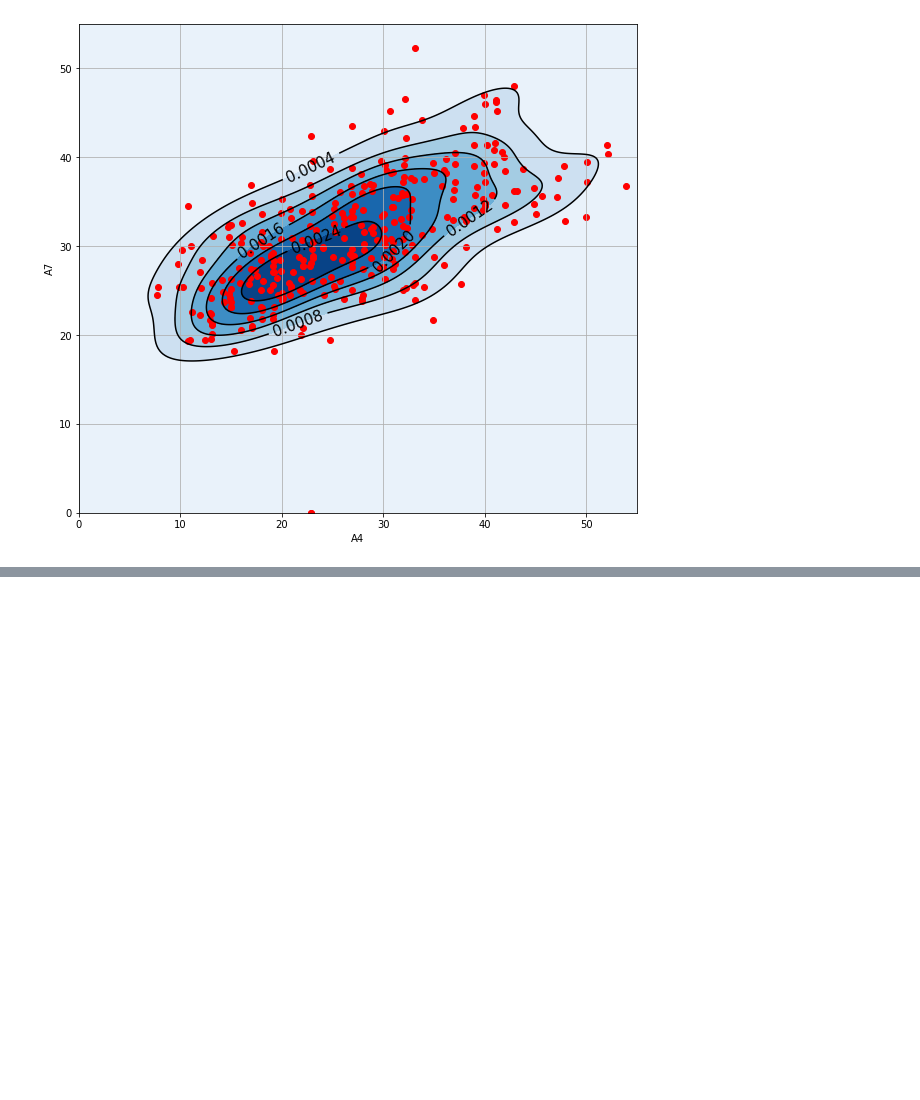
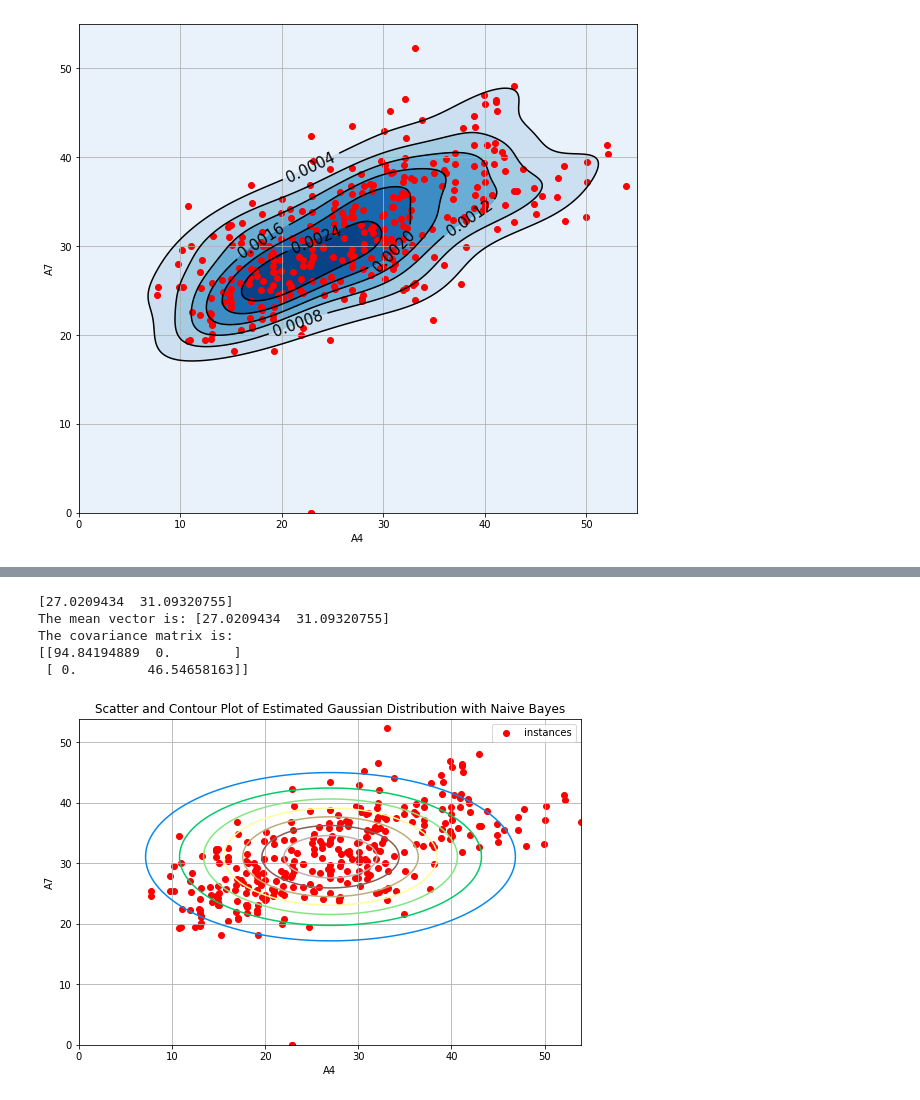
Before and after one commit to johnnymdoubleu/iaml2021-cw2, a Jupyter notebook: iaml212cw2_q1.ipynb, the cells around one changed output, grey strips where cells are left out. Saved outputs shown, nothing was run; the diff lists cells and outputs as text; code cells hidden in the pictures; blank space fills up the shorter version.

```diff
--- a/iaml212cw2_q1.ipynb
+++ b/iaml212cw2_q1.ipynb
@@ -632,0 +478,43 @@ A4 & A7 covariance:
+# %%
+    xxtrn = Xtrn[Ytrn==0]
+    Ztrn = xxtrn[xxtrn[:,4]>=1]
+    Ztrn = Ztrn[:,[4,7]]
+
+    gnb = GaussianNB()
+    gnb.fit(Ztrn, np.zeros(318))
+    print(gnb.theta_[0])
+    meannb = gnb.theta_[0]
+    print(f"The mean vector is: {meannb}")
+    # ztrn_cov_nb = np.diag(gnb.sigma_[0]*(len(Ztrn)-1)/len(Ztrn))
+    covnb = np.diag(gnb.sigma_[0])
+    print(f"The covariance matrix is:\n{covnb}")
+
+    minx = np.min(Ztrn[:,0])
+    maxx = np.max(Ztrn[:,0])
+    miny = np.min(Ztrn[:,1])
+    maxy = np.max(Ztrn[:,1])
+
+    n = 318
+    x = np.linspace(miny, maxx, n)
+    y = np.linspace(miny, maxx, n)
+    x,y = np.meshgrid(x,y)
+    pos = np.dstack((x,y))
+    rv = scipy.stats.multivariate_normal(meannb, covnb)
+    z = rv.pdf(pos)
+    plt.figure(figsize=(9,6))
+    plt.contour(x, y, z, cmap="terrain")
+    plt.scatter(Ztrn[:,0], Ztrn[:,1], color='r', label='instances')
+    plt.xlabel('A4')
+    plt.ylabel('A7')
+    plt.title("Scatter and Contour Plot of Estimated Gaussian Distribution with Naive Bayes")
+    plt.grid()
+    plt.legend()
+    plt.savefig("results/1_10.png")
+    plt.show()
+# %% [output]
+[27.0209434  31.09320755]
+The mean vector is: [27.0209434  31.09320755]
+The covariance matrix is:
+[[94.84194889  0.        ]
+ [ 0.         46.54658163]]
+[figure, added]
```
Also changed, not shown: parts of 13 cells of this notebook, 8 other files.
